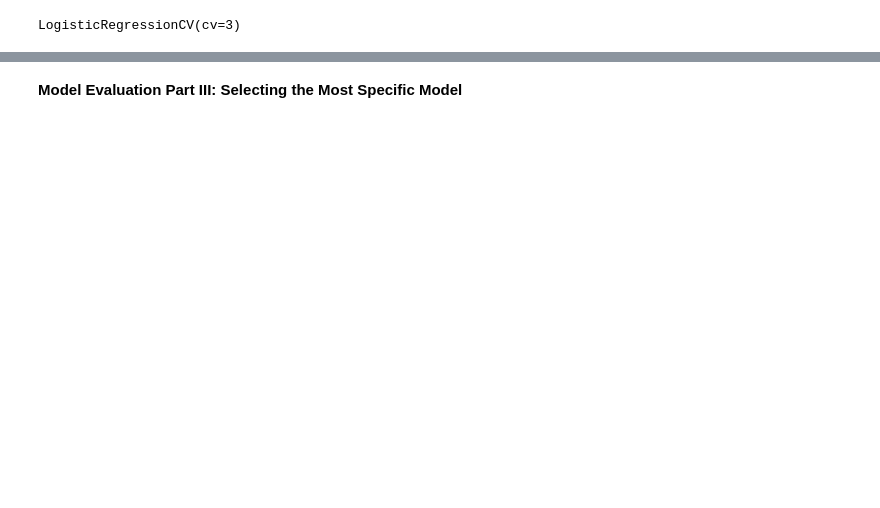
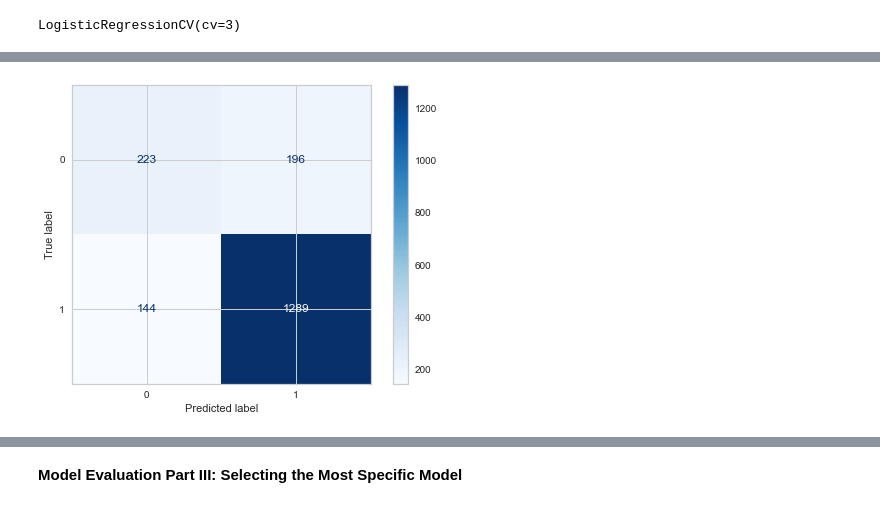
Before and after one commit to georgetown-analytics/Formula1, a Jupyter notebook: Evaluation/Final Model Evaluation Notebook.ipynb, the cells around one changed output, grey strips where cells are left out. Cells and saved outputs as stored; diff of their text form; code cells hidden in the pictures; blank space fills up the shorter version.

```diff
--- a/Evaluation/Final Model Evaluation Notebook.ipynb
+++ b/Evaluation/Final Model Evaluation Notebook.ipynb
@@ -299,0 +289,5 @@ disp = plot_confusion_matrix(kn, X_test, y_test, cmap='Blues', values_format='d'
+# %%
+#Extra Trees Classifier
+disp = plot_confusion_matrix(etc, X_test, y_test, cmap='Blues', values_format='d')
+# %% [output]
+[figure, added]
```
Also changed, not shown: parts of 64 cells of this notebook.
